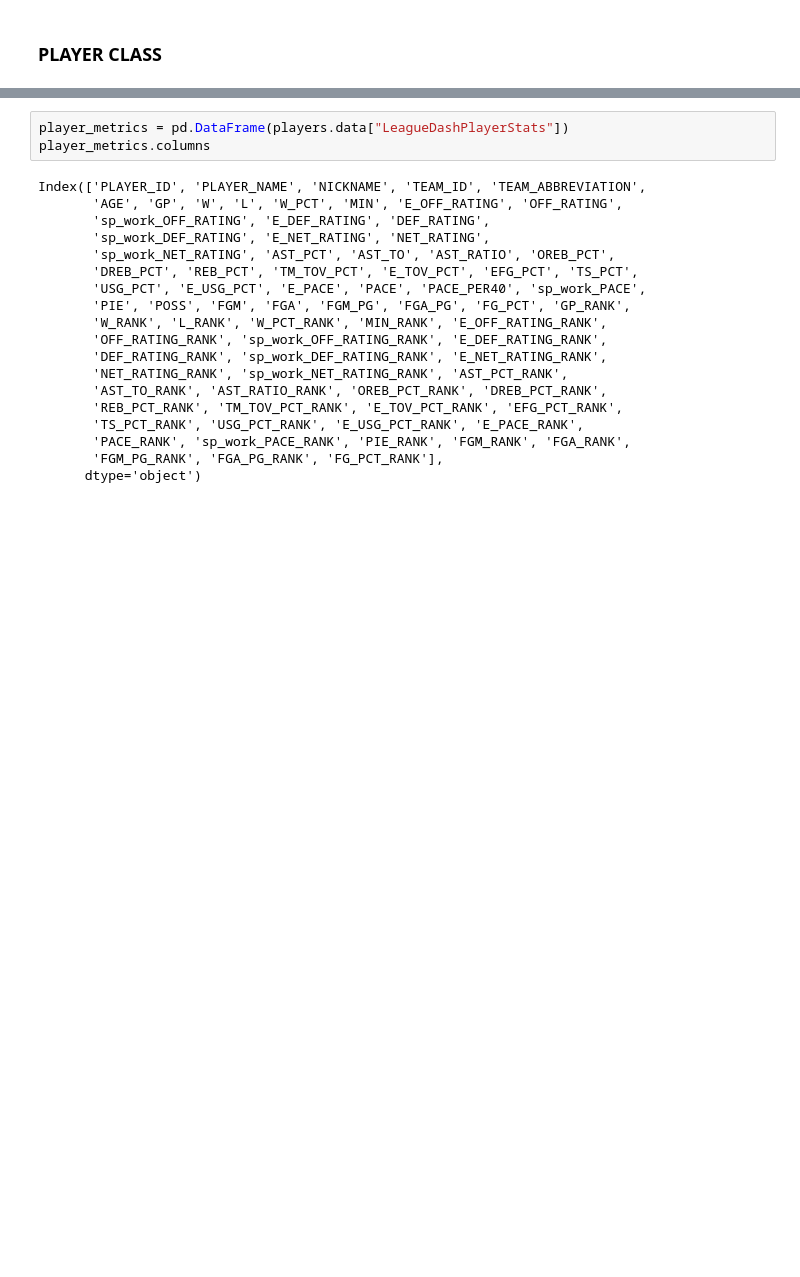
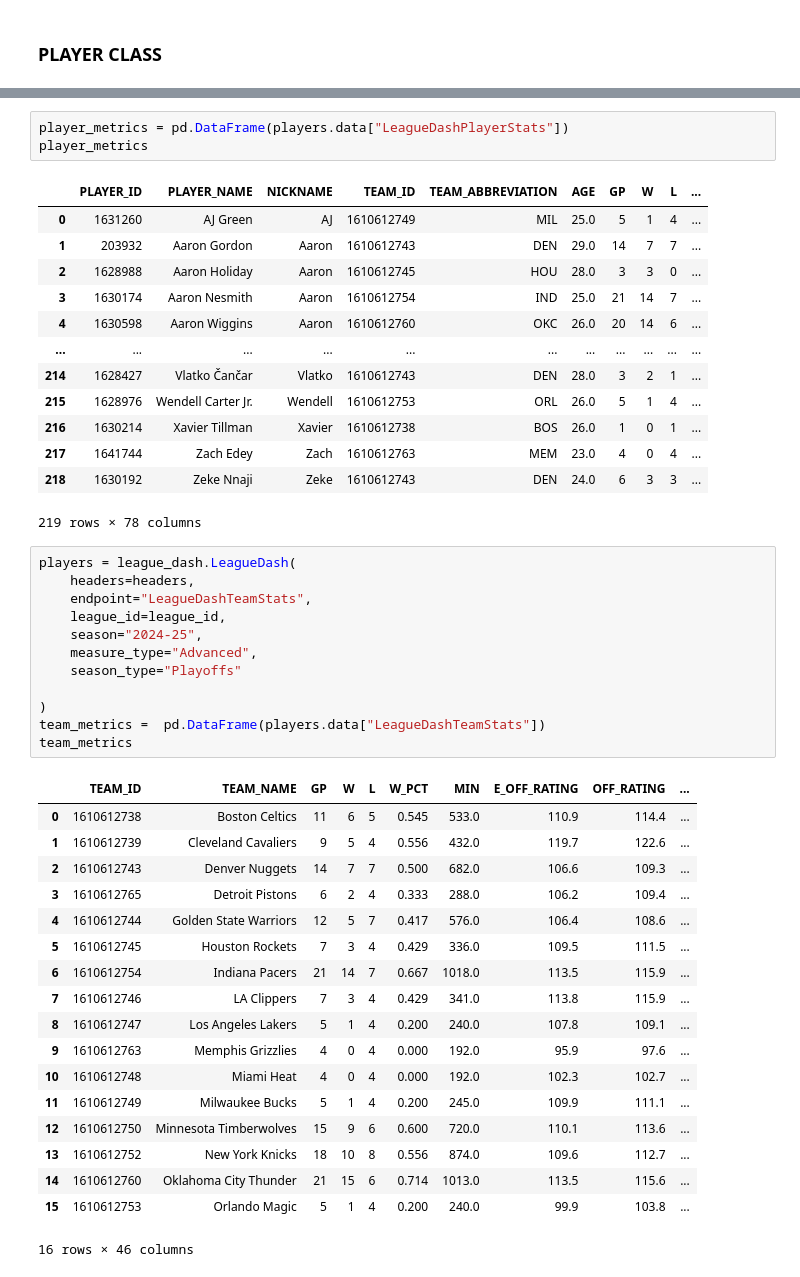
Before and after one commit to ozboz11/proje1, a Jupyter notebook: pyballl1.ipynb, the cells around one changed output, grey strips where cells are left out. Cells and saved outputs as stored; diff of their text form; blank space fills up the shorter version.

```diff
--- a/pyballl1.ipynb
+++ b/pyballl1.ipynb
@@ -94,24 +132,50 @@ players = league_dash.LeagueDash(
 )
 # %%
 player_metrics = pd.DataFrame(players.data["LeagueDashPlayerStats"])
-player_metrics.columns
+player_metrics
 # %% [output]
+|  | PLAYER_ID | PLAYER_NAME | NICKNAME | TEAM_ID | TEAM_ABBREVIATION | AGE | GP | W | L | ... |
+| 0 | 1631260 | AJ Green | AJ | 1610612749 | MIL | 25.0 | 5 | 1 | 4 | ... |
+| 1 | 203932 | Aaron Gordon | Aaron | 1610612743 | DEN | 29.0 | 14 | 7 | 7 | ... |
+| 2 | 1628988 | Aaron Holiday | Aaron | 1610612745 | HOU | 28.0 | 3 | 3 | 0 | ... |
+| 3 | 1630174 | Aaron Nesmith | Aaron | 1610612754 | IND | 25.0 | 21 | 14 | 7 | ... |
+| 4 | 1630598 | Aaron Wiggins | Aaron | 1610612760 | OKC | 26.0 | 20 | 14 | 6 | ... |
+| ... | ... | ... | ... | ... | ... | ... | ... | ... | ... | ... |
+| 214 | 1628427 | Vlatko Čančar | Vlatko | 1610612743 | DEN | 28.0 | 3 | 2 | 1 | ... |
+| 215 | 1628976 | Wendell Carter Jr. | Wendell | 1610612753 | ORL | 26.0 | 5 | 1 | 4 | ... |
+| 216 | 1630214 | Xavier Tillman | Xavier | 1610612738 | BOS | 26.0 | 1 | 0 | 1 | ... |
+| 217 | 1641744 | Zach Edey | Zach | 1610612763 | MEM | 23.0 | 4 | 0 | 4 | ... |
+| 218 | 1630192 | Zeke Nnaji | Zeke | 1610612743 | DEN | 24.0 | 6 | 3 | 3 | ... |
-Index(['PLAYER_ID', 'PLAYER_NAME', 'NICKNAME', 'TEAM_ID', 'TEAM_ABBREVIATION',
-       'AGE', 'GP', 'W', 'L', 'W_PCT', 'MIN', 'E_OFF_RATING', 'OFF_RATING',
-       'sp_work_OFF_RATING', 'E_DEF_RATING', 'DEF_RATING',
-       'sp_work_DEF_RATING', 'E_NET_RATING', 'NET_RATING',
-       'sp_work_NET_RATING', 'AST_PCT', 'AST_TO', 'AST_RATIO', 'OREB_PCT',
-       'DREB_PCT', 'REB_PCT', 'TM_TOV_PCT', 'E_TOV_PCT', 'EFG_PCT', 'TS_PCT',
-       'USG_PCT', 'E_USG_PCT', 'E_PACE', 'PACE', 'PACE_PER40', 'sp_work_PACE',
-       'PIE', 'POSS', 'FGM', 'FGA', 'FGM_PG', 'FGA_PG', 'FG_PCT', 'GP_RANK',
-       'W_RANK', 'L_RANK', 'W_PCT_RANK', 'MIN_RANK', 'E_OFF_RATING_RANK',
-       'OFF_RATING_RANK', 'sp_work_OFF_RATING_RANK', 'E_DEF_RATING_RANK',
-       'DEF_RATING_RANK', 'sp_work_DEF_RATING_RANK', 'E_NET_RATING_RANK',
-       'NET_RATING_RANK', 'sp_work_NET_RATING_RANK', 'AST_PCT_RANK',
-       'AST_TO_RANK', 'AST_RATIO_RANK', 'OREB_PCT_RANK', 'DREB_PCT_RANK',
-       'REB_PCT_RANK', 'TM_TOV_PCT_RANK', 'E_TOV_PCT_RANK', 'EFG_PCT_RANK',
-       'TS_PCT_RANK', 'USG_PCT_RANK', 'E_USG_PCT_RANK', 'E_PACE_RANK',
-       'PACE_RANK', 'sp_work_PACE_RANK', 'PIE_RANK', 'FGM_RANK', 'FGA_RANK',
-       'FGM_PG_RANK', 'FGA_PG_RANK', 'FG_PCT_RANK'],
-      dtype='object')
+219 rows × 78 columns
+# %%
+players = league_dash.LeagueDash(
+    headers=headers,
+    endpoint="LeagueDashTeamStats",
+    league_id=league_id,
+    season="2024-25",
+    measure_type="Advanced",
+    season_type="Playoffs"
+
+)
+team_metrics =  pd.DataFrame(players.data["LeagueDashTeamStats"])
+team_metrics
+# %% [output]
+|  | TEAM_ID | TEAM_NAME | GP | W | L | W_PCT | MIN | E_OFF_RATING | OFF_RATING | ... |
+| 0 | 1610612738 | Boston Celtics | 11 | 6 | 5 | 0.545 | 533.0 | 110.9 | 114.4 | ... |
+| 1 | 1610612739 | Cleveland Cavaliers | 9 | 5 | 4 | 0.556 | 432.0 | 119.7 | 122.6 | ... |
+| 2 | 1610612743 | Denver Nuggets | 14 | 7 | 7 | 0.500 | 682.0 | 106.6 | 109.3 | ... |
+| 3 | 1610612765 | Detroit Pistons | 6 | 2 | 4 | 0.333 | 288.0 | 106.2 | 109.4 | ... |
+| 4 | 1610612744 | Golden State Warriors | 12 | 5 | 7 | 0.417 | 576.0 | 106.4 | 108.6 | ... |
+| 5 | 1610612745 | Houston Rockets | 7 | 3 | 4 | 0.429 | 336.0 | 109.5 | 111.5 | ... |
+| 6 | 1610612754 | Indiana Pacers | 21 | 14 | 7 | 0.667 | 1018.0 | 113.5 | 115.9 | ... |
+| 7 | 1610612746 | LA Clippers | 7 | 3 | 4 | 0.429 | 341.0 | 113.8 | 115.9 | ... |
+| 8 | 1610612747 | Los Angeles Lakers | 5 | 1 | 4 | 0.200 | 240.0 | 107.8 | 109.1 | ... |
+| 9 | 1610612763 | Memphis Grizzlies | 4 | 0 | 4 | 0.000 | 192.0 | 95.9 | 97.6 | ... |
+| 10 | 1610612748 | Miami Heat | 4 | 0 | 4 | 0.000 | 192.0 | 102.3 | 102.7 | ... |
+| 11 | 1610612749 | Milwaukee Bucks | 5 | 1 | 4 | 0.200 | 245.0 | 109.9 | 111.1 | ... |
+| 12 | 1610612750 | Minnesota Timberwolves | 15 | 9 | 6 | 0.600 | 720.0 | 110.1 | 113.6 | ... |
+| 13 | 1610612752 | New York Knicks | 18 | 10 | 8 | 0.556 | 874.0 | 109.6 | 112.7 | ... |
+| 14 | 1610612760 | Oklahoma City Thunder | 21 | 15 | 6 | 0.714 | 1013.0 | 113.5 | 115.6 | ... |
+| 15 | 1610612753 | Orlando Magic | 5 | 1 | 4 | 0.200 | 240.0 | 99.9 | 103.8 | ... |
+16 rows × 46 columns
 # %%
```
Also changed, not shown: parts of 15 cells of this notebook, 1 other file.
